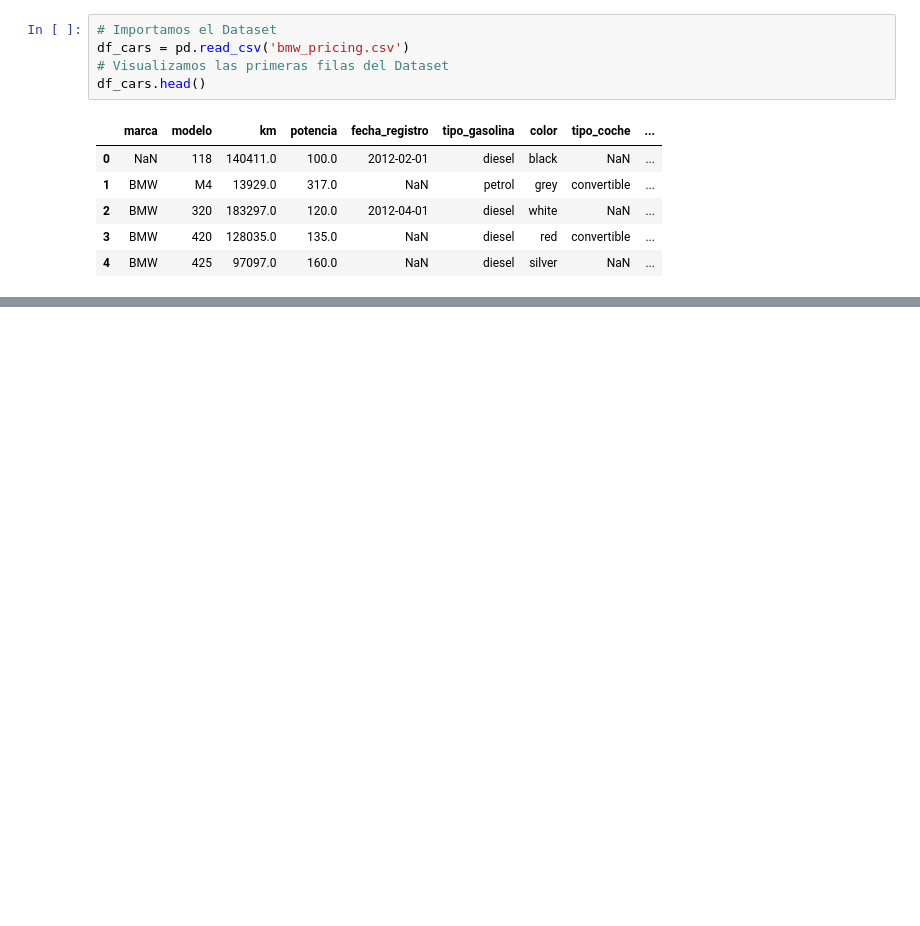
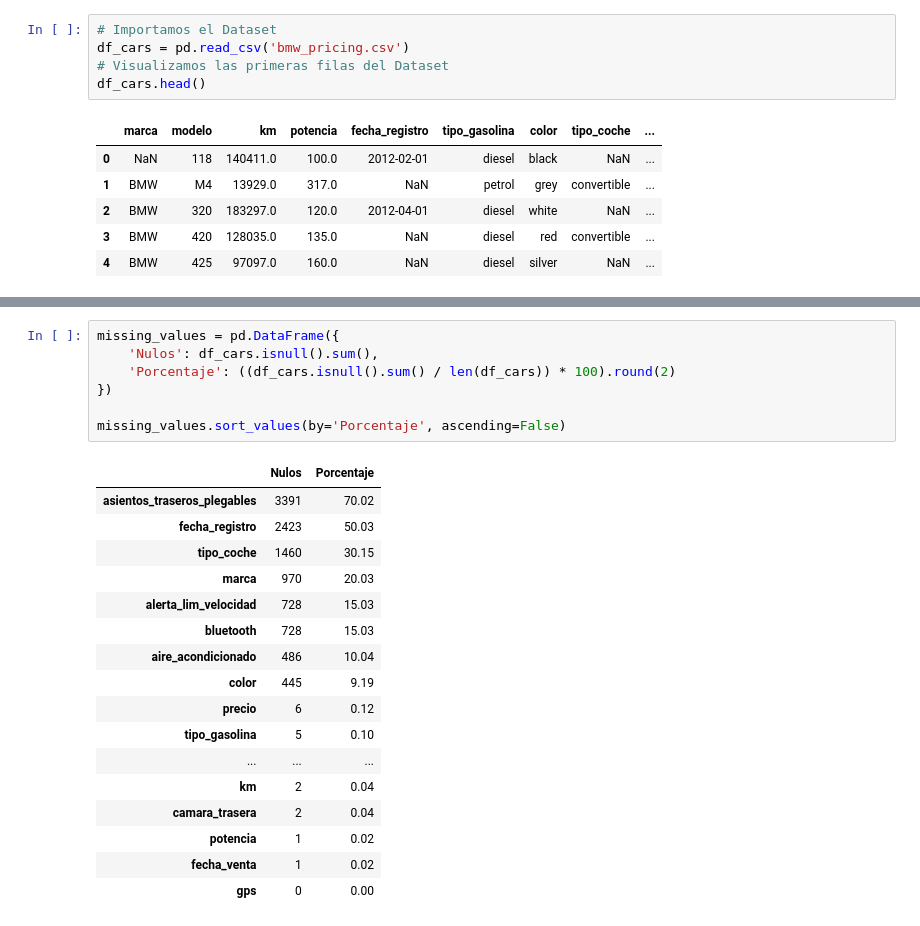
Before and after one commit to JuanCeruso/DataPreparation, a Jupyter notebook: DataPreparation.ipynb, the cells around one changed output, grey strips where cells are left out. Saved outputs shown, nothing was run; the diff lists cells and outputs as text; blank space fills up the shorter version.

```diff
--- a/DataPreparation.ipynb
+++ b/DataPreparation.ipynb
@@ -33,0 +257,25 @@ df_cars.head()
+# %%
+missing_values = pd.DataFrame({
+    'Nulos': df_cars.isnull().sum(),
+    'Porcentaje': ((df_cars.isnull().sum() / len(df_cars)) * 100).round(2)
+})
+
+missing_values.sort_values(by='Porcentaje', ascending=False)
+# %% [output]
+|  | Nulos | Porcentaje |
+| asientos_traseros_plegables | 3391 | 70.02 |
+| fecha_registro | 2423 | 50.03 |
+| tipo_coche | 1460 | 30.15 |
+| marca | 970 | 20.03 |
+| alerta_lim_velocidad | 728 | 15.03 |
+| bluetooth | 728 | 15.03 |
+| aire_acondicionado | 486 | 10.04 |
+| color | 445 | 9.19 |
+| precio | 6 | 0.12 |
+| tipo_gasolina | 5 | 0.10 |
+| ... | ... | ... |
+| km | 2 | 0.04 |
+| camara_trasera | 2 | 0.04 |
+| potencia | 1 | 0.02 |
+| fecha_venta | 1 | 0.02 |
+| gps | 0 | 0.00 |
```
Also changed, not shown: parts of 25 cells of this notebook.
